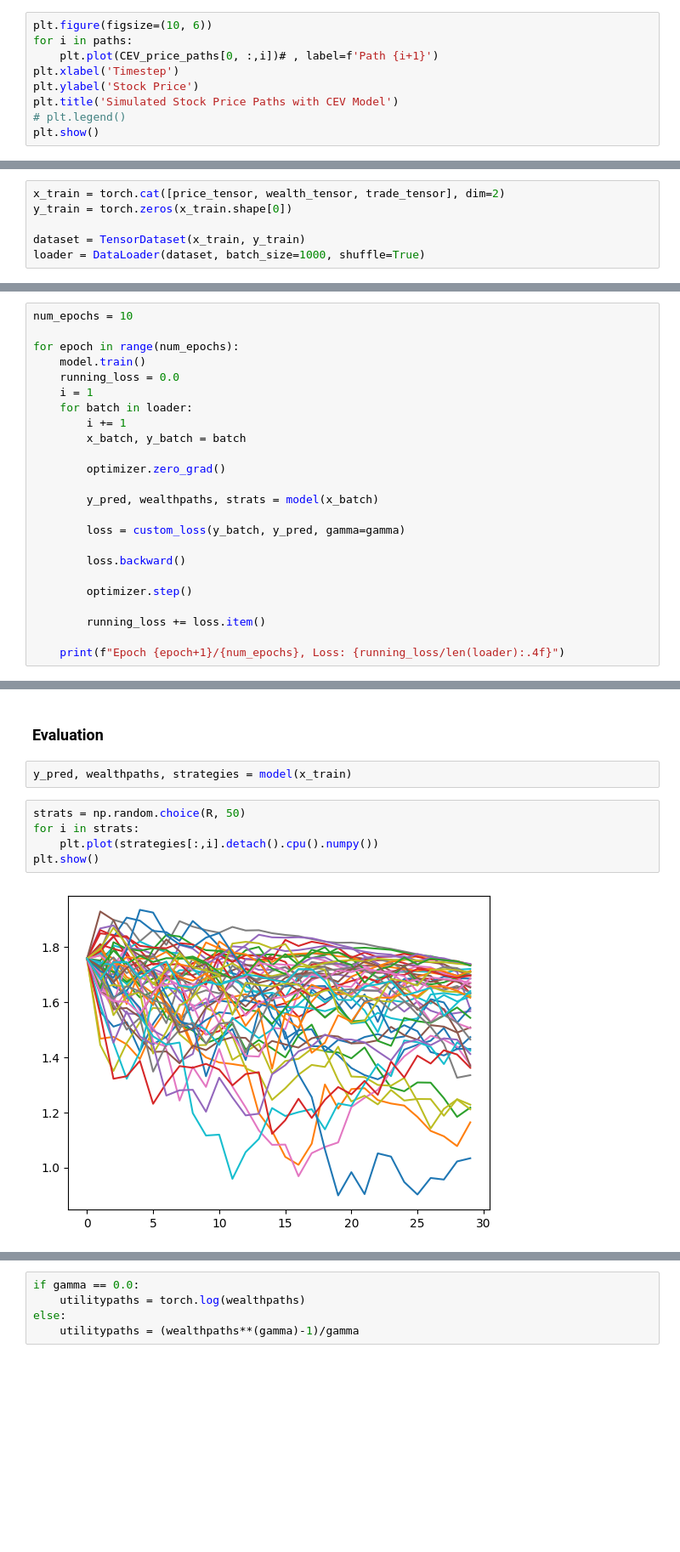
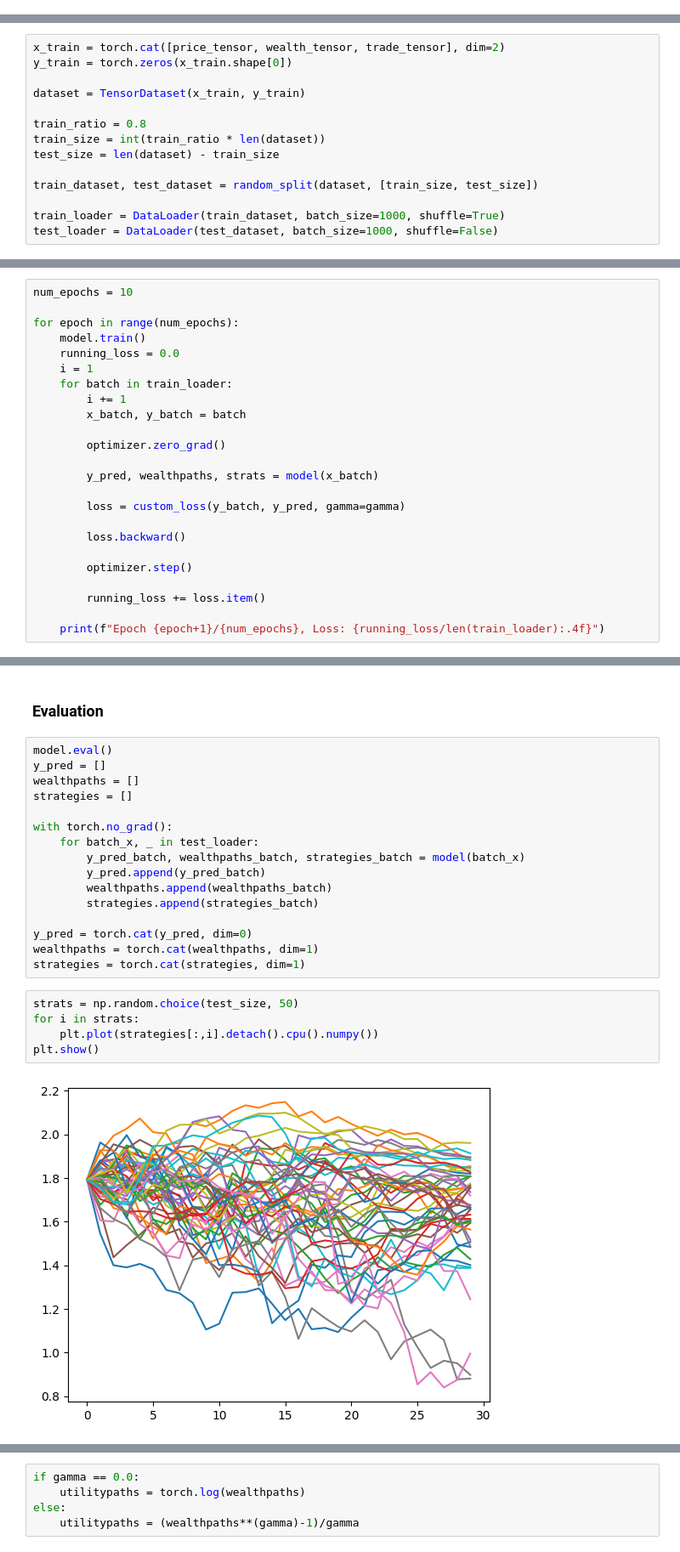
Before and after one commit to nhundo99/DeepFinance, a Jupyter notebook: project.ipynb, the cells around one changed output, grey strips where cells are left out. Shown at 85% size. Saved outputs shown, nothing was run; the diff lists cells and outputs as text; blank space fills up the shorter version.

Commit message:
updated theory and train test spliting

```diff
--- a/project.ipynb
+++ b/project.ipynb
@@ -205,9 +219,0 @@ plt.show()
-# %%
-plt.figure(figsize=(10, 6))
-for i in paths:
-    plt.plot(CEV_price_paths[0, :,i])# , label=f'Path {i+1}')
-plt.xlabel('Timestep')
-plt.ylabel('Stock Price')
-plt.title('Simulated Stock Price Paths with CEV Model')
-# plt.legend()
-plt.show()
@@ -422,7 +430,15 @@ x_train = torch.cat([price_tensor, wealth_tensor, trade_tensor], dim=2)
 y_train = torch.zeros(x_train.shape[0])
 
 dataset = TensorDataset(x_train, y_train)
-loader = DataLoader(dataset, batch_size=1000, shuffle=True)
+
+train_ratio = 0.8
+train_size = int(train_ratio * len(dataset))
+test_size = len(dataset) - train_size
+
+train_dataset, test_dataset = random_split(dataset, [train_size, test_size])
+
+train_loader = DataLoader(train_dataset, batch_size=1000, shuffle=True)
+test_loader = DataLoader(test_dataset, batch_size=1000, shuffle=False)
 # %%
 input_dim = m*3
 hidden_dim = n
@@ -457,7 +473,7 @@ for epoch in range(num_epochs):
     model.train()
     running_loss = 0.0
     i = 1
-    for batch in loader:
+    for batch in train_loader:
         i += 1
         x_batch, y_batch = batch
 
@@ -473,5 +489,5 @@ for epoch in range(num_epochs):
 
         running_loss += loss.item()
 
-    print(f"Epoch {epoch+1}/{num_epochs}, Loss: {running_loss/len(loader):.4f}")
+    print(f"Epoch {epoch+1}/{num_epochs}, Loss: {running_loss/len(train_loader):.4f}")
 # %% [output]
@@ -488,14 +504,28 @@ Epoch 10/10, Loss: -0.0686
 # %% [markdown]
 ### Evaluation
 # %%
-y_pred, wealthpaths, strategies = model(x_train)
+model.eval()
+y_pred = []
+wealthpaths = []
+strategies = []
+
+with torch.no_grad():
+    for batch_x, _ in test_loader:
+        y_pred_batch, wealthpaths_batch, strategies_batch = model(batch_x)
+        y_pred.append(y_pred_batch)
+        wealthpaths.append(wealthpaths_batch)
+        strategies.append(strategies_batch)
+
+y_pred = torch.cat(y_pred, dim=0)
+wealthpaths = torch.cat(wealthpaths, dim=1)
+strategies = torch.cat(strategies, dim=1)
 # %%
-strats = np.random.choice(R, 50)
+strats = np.random.choice(test_size, 50)
 for i in strats:
     plt.plot(strategies[:,i].detach().cpu().numpy())
 plt.show()
 # %% [output]
-[figure, old version]
+[figure, new version]
 # %%
 print(y_pred.mean())
 print(y_pred.std())
```
Also changed, not shown: parts of 25 cells of this notebook.
